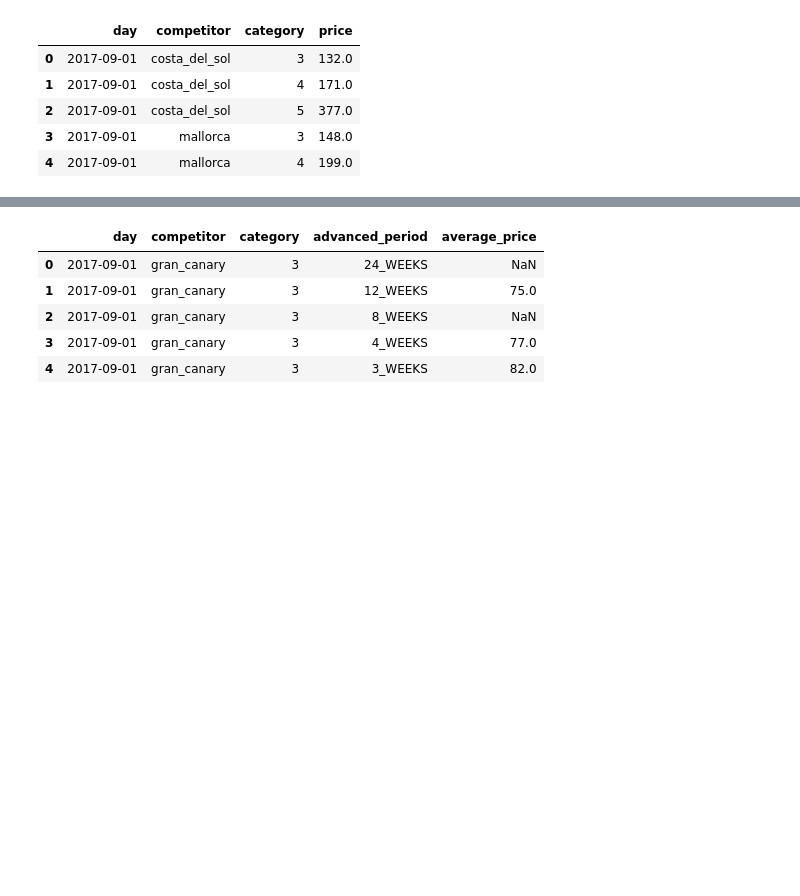
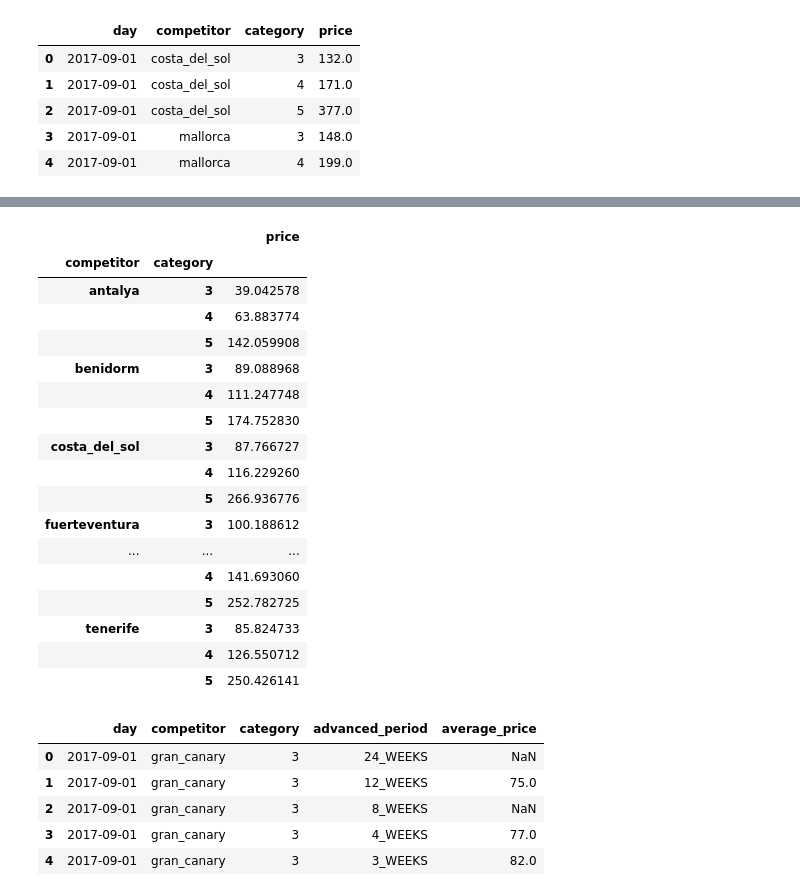
Before and after one commit to miracFence/Datathon-Gran-Canaria, a Jupyter notebook: Smart Destinations/CM_01_Analysis.ipynb, the cells around one changed output, grey strips where cells are left out. Saved outputs shown, nothing was run; the diff lists cells and outputs as text; code cells hidden in the pictures; blank space fills up the shorter version.

```diff
--- a/Smart Destinations/CM_01_Analysis.ipynb
+++ b/Smart Destinations/CM_01_Analysis.ipynb
@@ -289,3 +401,6 @@ Prices_hotel_dt.head()
 | 2 | 2017-09-01 | costa_del_sol | 5 | 377.0 |
 | 3 | 2017-09-01 | mallorca | 3 | 148.0 |
 | 4 | 2017-09-01 | mallorca | 4 | 199.0 |
+# %%
+Prices_hotel_filtered = Prices_hotel_dt.dropna()
+Prices_hotel_filtered.describe()
@@ -292,3 +417,24 @@ Prices_hotel_dt.head()
+# %%
+Prices_hotel_filtered.groupby(['competitor', 'category']).mean()
+# %% [output]
+|  |  | price |
+| competitor | category |  |
+| antalya | 3 | 39.042578 |
+|  | 4 | 63.883774 |
+|  | 5 | 142.059908 |
+| benidorm | 3 | 89.088968 |
+|  | 4 | 111.247748 |
+|  | 5 | 174.752830 |
+| costa_del_sol | 3 | 87.766727 |
+|  | 4 | 116.229260 |
+|  | 5 | 266.936776 |
+| fuerteventura | 3 | 100.188612 |
+| ... | ... | ... |
+|  | 4 | 141.693060 |
+|  | 5 | 252.782725 |
+| tenerife | 3 | 85.824733 |
+|  | 4 | 126.550712 |
+|  | 5 | 250.426141 |
 # %%
 Prices_search_date_grand_canary = "../../datos/CM01_1/Prices_search_date_gran_canary_2021-03-01.csv"
 Prices_search_date_grand_canary_dt = pd.read_csv(Prices_search_date_grand_canary)
```
Also changed, not shown: parts of 24 cells of this notebook, 1 other file.
